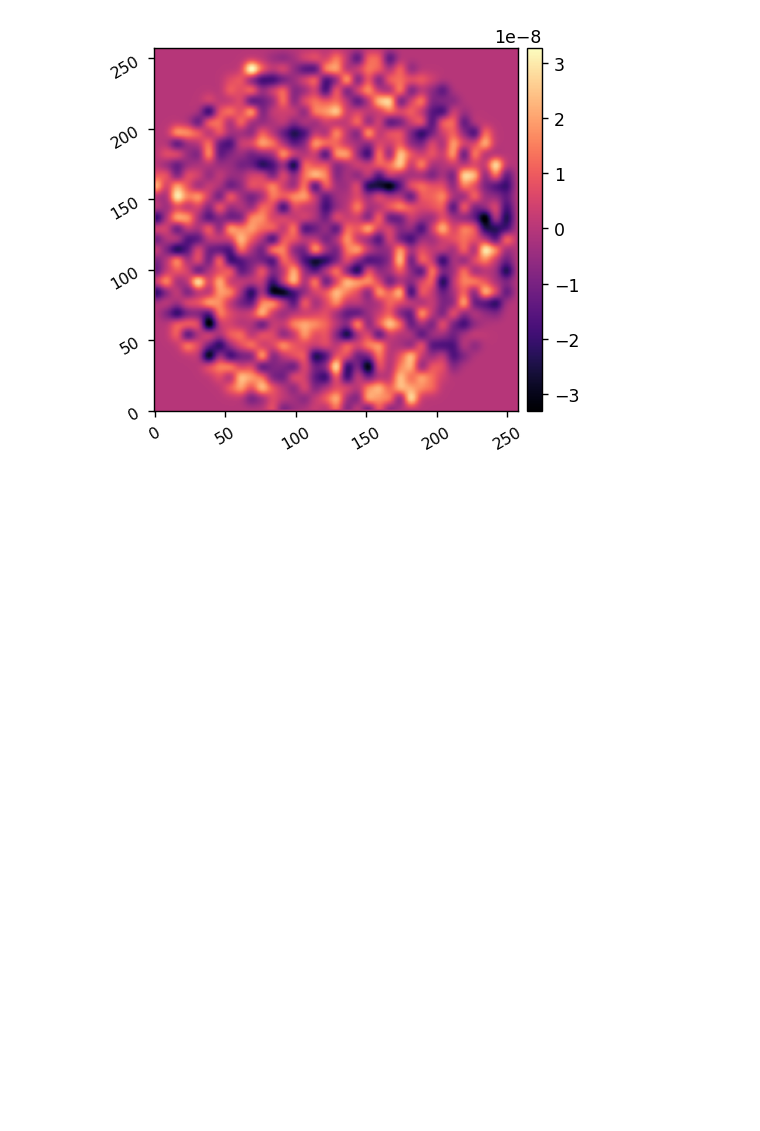
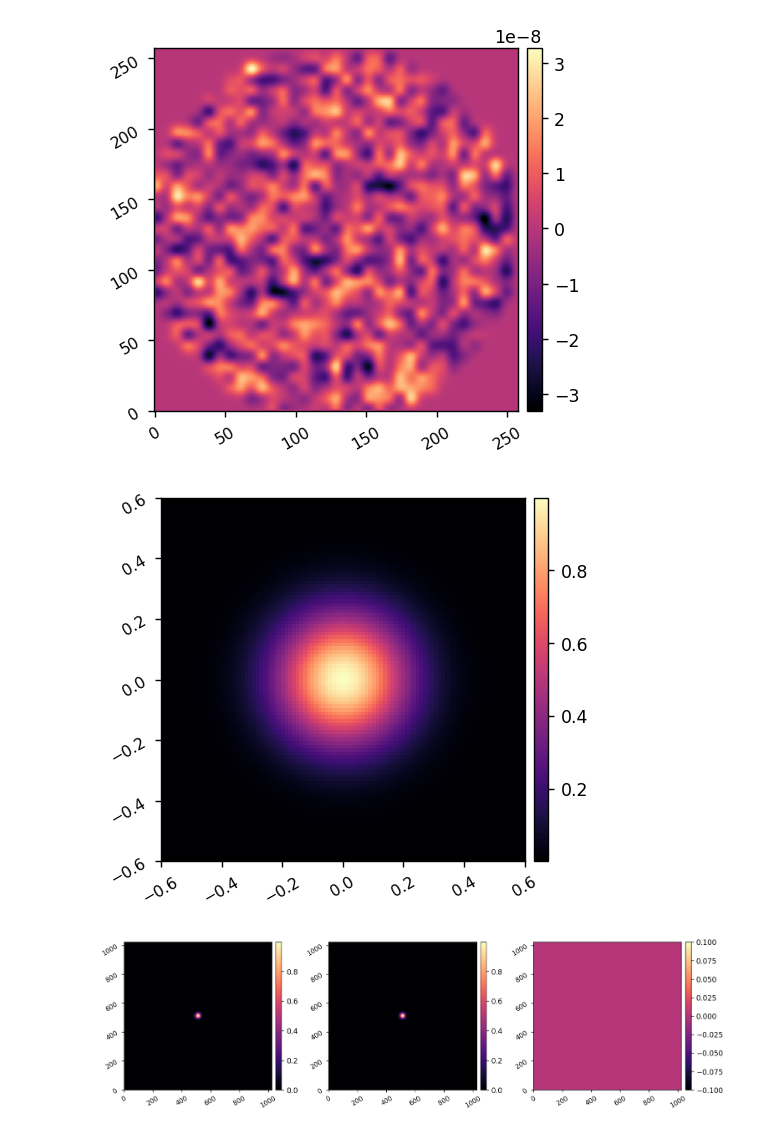
Before and after one commit to kian1377/apra-howfsc-models, a Jupyter notebook: notebooks/test_dm_model.ipynb, the cells around one changed output. Drawn from its saved outputs; the diff is of its cells as text; code cells hidden in the pictures; blank space fills up the shorter version.

```diff
--- a/notebooks/test_dm_model.ipynb
+++ b/notebooks/test_dm_model.ipynb
@@ -89,3 +85,17 @@ imshow1(dmsurf)
 4.0 25
 851 951
 [figure]
+# %%
+reload(dm)
+sampling = 25
+act_spacing = 300e-6*u.m
+inf_fun, _ = dm.make_gaussian_inf_fun(act_spacing=act_spacing, sampling=sampling, coupling=0.15)
+imshow1(inf_fun, pxscl=act_spacing.to(u.mm)/sampling)
+
+test_inf_fun = np.loadtxt('/home/apra/Projects/P5040/P5040_test_software/test/optical_model/test_inf_func.csv', delimiter=',')
+inf_fun = xp.roll(utils.pad_or_crop(inf_fun, 1024), (0,0), axis=(0,1))
+diff = test_inf_fun - ensure_np_array(inf_fun)
+imshow3(test_inf_fun, inf_fun, diff)
+# %% [output]
+[figure, added]
+[figure, added]
```
Also changed, not shown: parts of 5 cells of this notebook, 7 other files.
